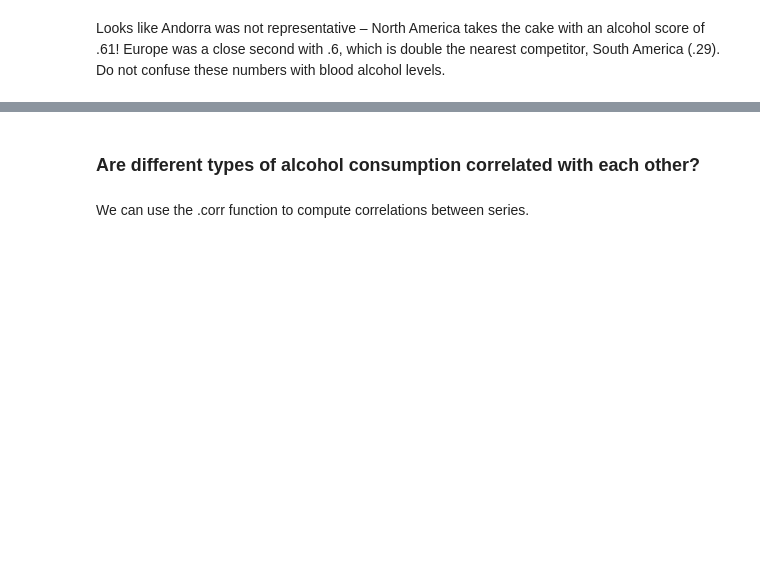
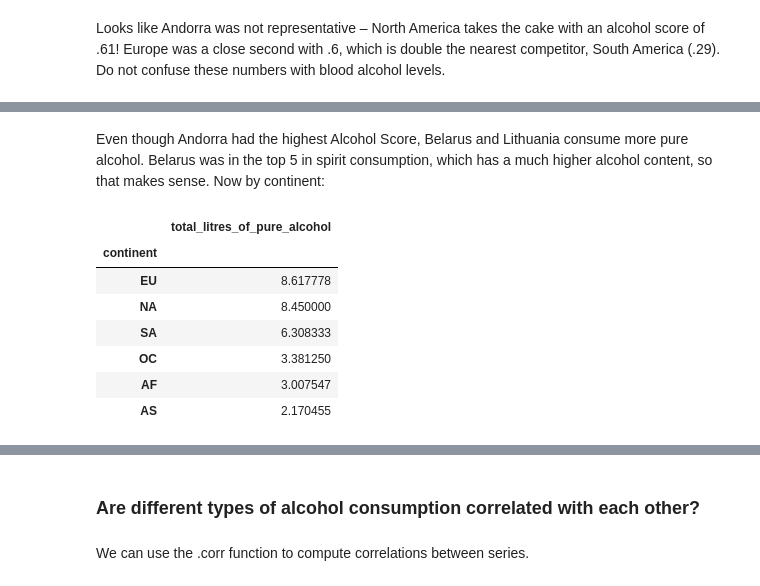
Before and after one commit to gagejustins/alcoholConsumption, a Jupyter notebook: alcohol.ipynb, the cells around one changed output, grey strips where cells are left out. Cells and saved outputs as stored; diff of their text form; code cells hidden in the pictures; blank space fills up the shorter version.

```diff
--- a/alcohol.ipynb
+++ b/alcohol.ipynb
@@ -237,0 +260,13 @@ Looks like Andorra was not representative – North America takes the cake with
+# %% [markdown]
+Even though Andorra had the highest Alcohol Score, Belarus and Lithuania consume more pure alcohol. Belarus was in the top 5 in spirit consumption, which has a much higher alcohol content, so that makes sense. Now by continent:
+# %%
+alc.groupby('continent').agg({'total_litres_of_pure_alcohol': np.mean}).sort_values('total_litres_of_pure_alcohol', ascending=False)
+# %% [output]
+|  | total_litres_of_pure_alcohol |
+| continent |  |
+| EU | 8.617778 |
+| NA | 8.450000 |
+| SA | 6.308333 |
+| OC | 3.381250 |
+| AF | 3.007547 |
+| AS | 2.170455 |
```
Also changed, not shown: parts of 9 cells of this notebook.
